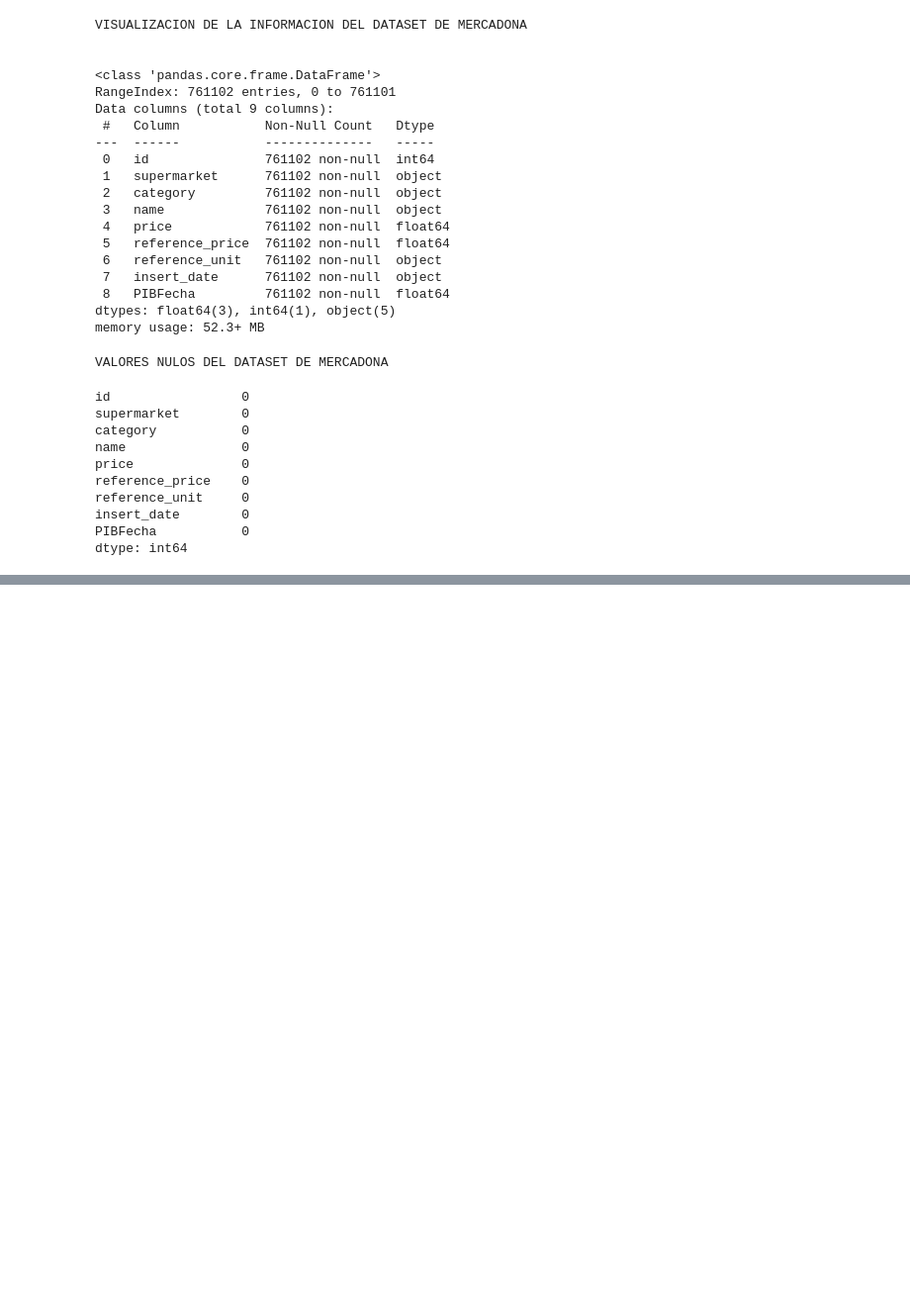
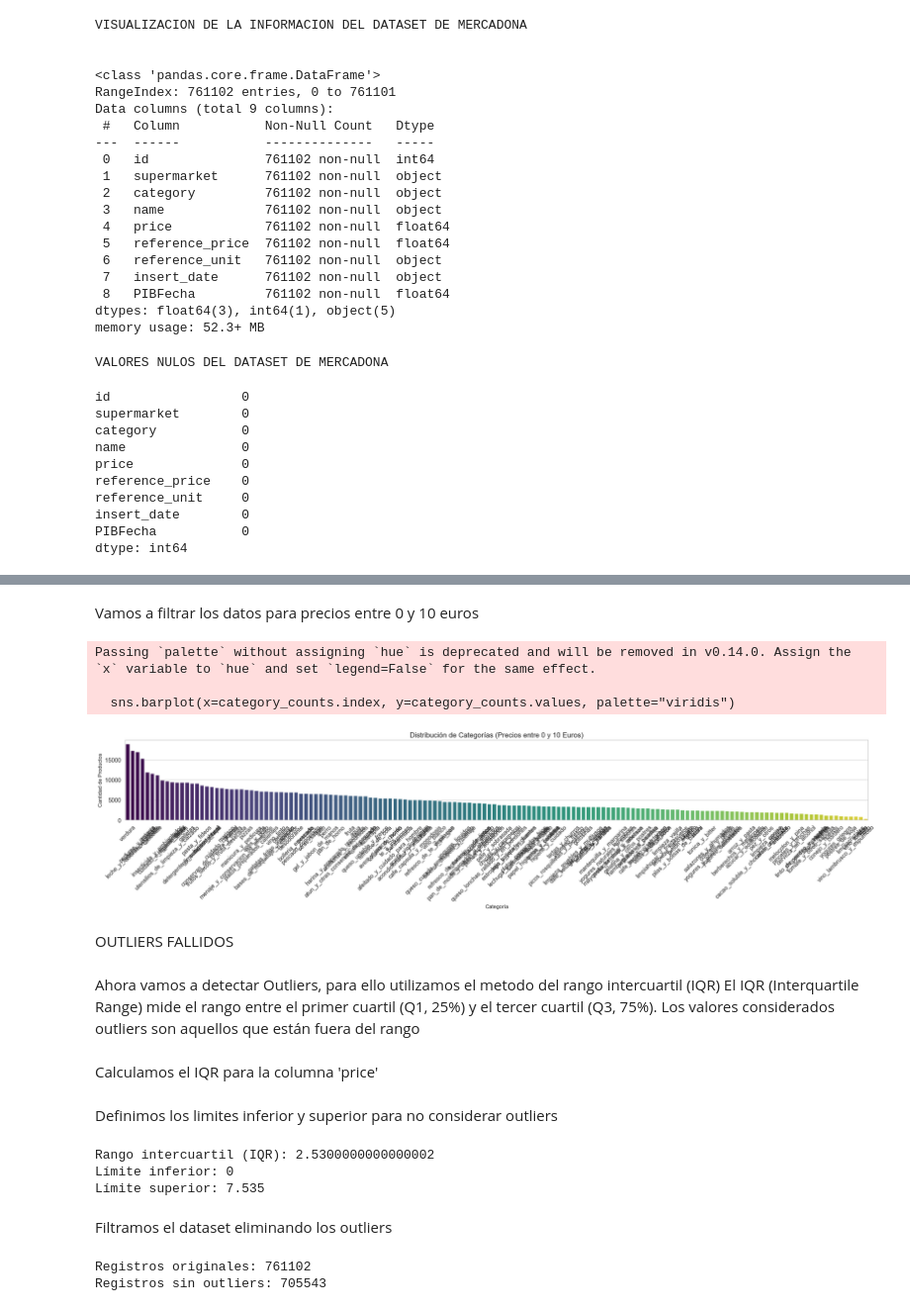
Before and after one commit to JaimeRevilla/MachLearnChicagoCrimes, a Jupyter notebook: analisis_exploratorio.ipynb, the cells around one changed output, grey strips where cells are left out. Shown at 99% size. Saved outputs shown, nothing was run; the diff lists cells and outputs as text; code cells hidden in the pictures; blank space fills up the shorter version.

```diff
--- a/analisis_exploratorio.ipynb
+++ b/analisis_exploratorio.ipynb
@@ -74,0 +104,27 @@ dtype: int64
+# %% [markdown]
+Vamos a filtrar los datos para precios entre 0 y 10 euros
+# %%
+filtered_data = mercadona_df[(mercadona_df['price'] >= 0) & (mercadona_df['price'] <= 10)]
+
+category_counts = filtered_data['category'].value_counts()
+
+plt.figure(figsize=(25, 6))
+sns.barplot(x=category_counts.index, y=category_counts.values, palette="viridis")
+plt.title("Distribución de Categorías (Precios entre 0 y 10 Euros)", fontsize=16)
+plt.xlabel("Categoría", fontsize=12)
+plt.ylabel("Cantidad de Productos", fontsize=12)
+plt.xticks(rotation=45)
+plt.tight_layout()
+plt.show()
+# %% [output]
+Passing `palette` without assigning `hue` is deprecated and will be removed in v0.14.0. Assign the `x` variable to `hue` and set `legend=False` for the same effect.
+
+  sns.barplot(x=category_counts.index, y=category_counts.values, palette="viridis")
+[figure, added]
+# %% [markdown]
+OUTLIERS FALLIDOS
+# %% [markdown]
+Ahora vamos a detectar Outliers, para ello utilizamos el metodo del rango intercuartil (IQR)
+El IQR (Interquartile Range) mide el rango entre el primer cuartil (Q1, 25%) y el tercer cuartil (Q3, 75%). Los valores considerados outliers son aquellos que están fuera del rango
+# %% [markdown]
+Calculamos el IQR para la columna 'price'
@@ -74,0 +135,25 @@ dtype: int64
+# %% [markdown]
+Definimos los limites inferior y superior para no considerar outliers
+# %%
+lower_bound = Q1 - 1.5 * IQR
+if (lower_bound < 0) :
+    lower_bound = 0
+upper_bound = Q3 + 1.5 * IQR
+
+print(f"Rango intercuartil (IQR): {IQR}")
+print(f"Límite inferior: {lower_bound}")
+print(f"Límite superior: {upper_bound}")
+# %% [output]
+Rango intercuartil (IQR): 2.5300000000000002
+Límite inferior: 0
+Límite superior: 7.535
+# %% [markdown]
+Filtramos el dataset eliminando los outliers
+# %%
+filtered_dataset = mercadona_df[(mercadona_df['price'] >= lower_bound) & (mercadona_df['price'] <= upper_bound)]
+
+print(f"Registros originales: {len(mercadona_df)}")
+print(f"Registros sin outliers: {len(filtered_dataset)}")
+# %% [output]
+Registros originales: 761102
+Registros sin outliers: 705543
```
Also changed, not shown: parts of 38 cells of this notebook.
